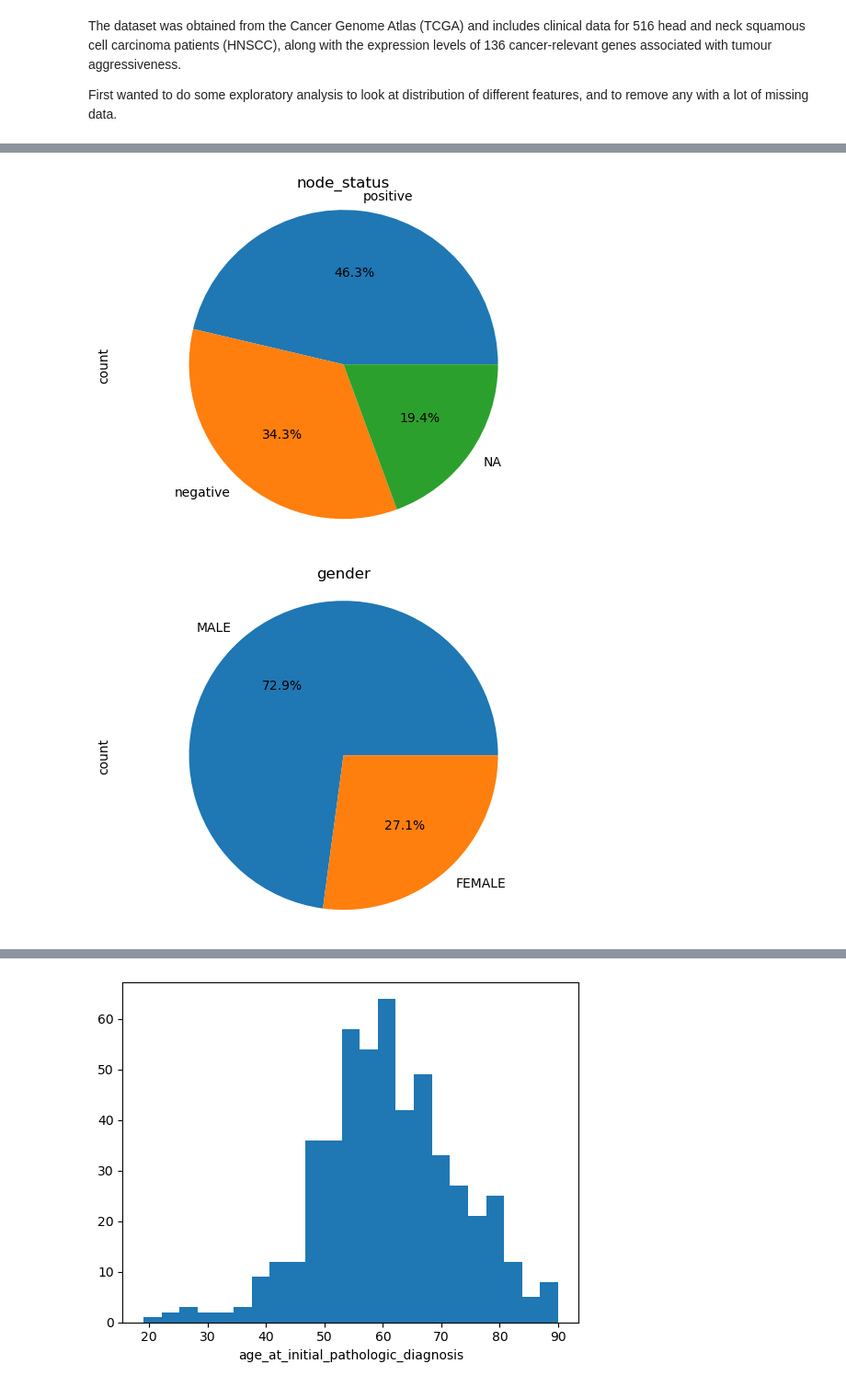
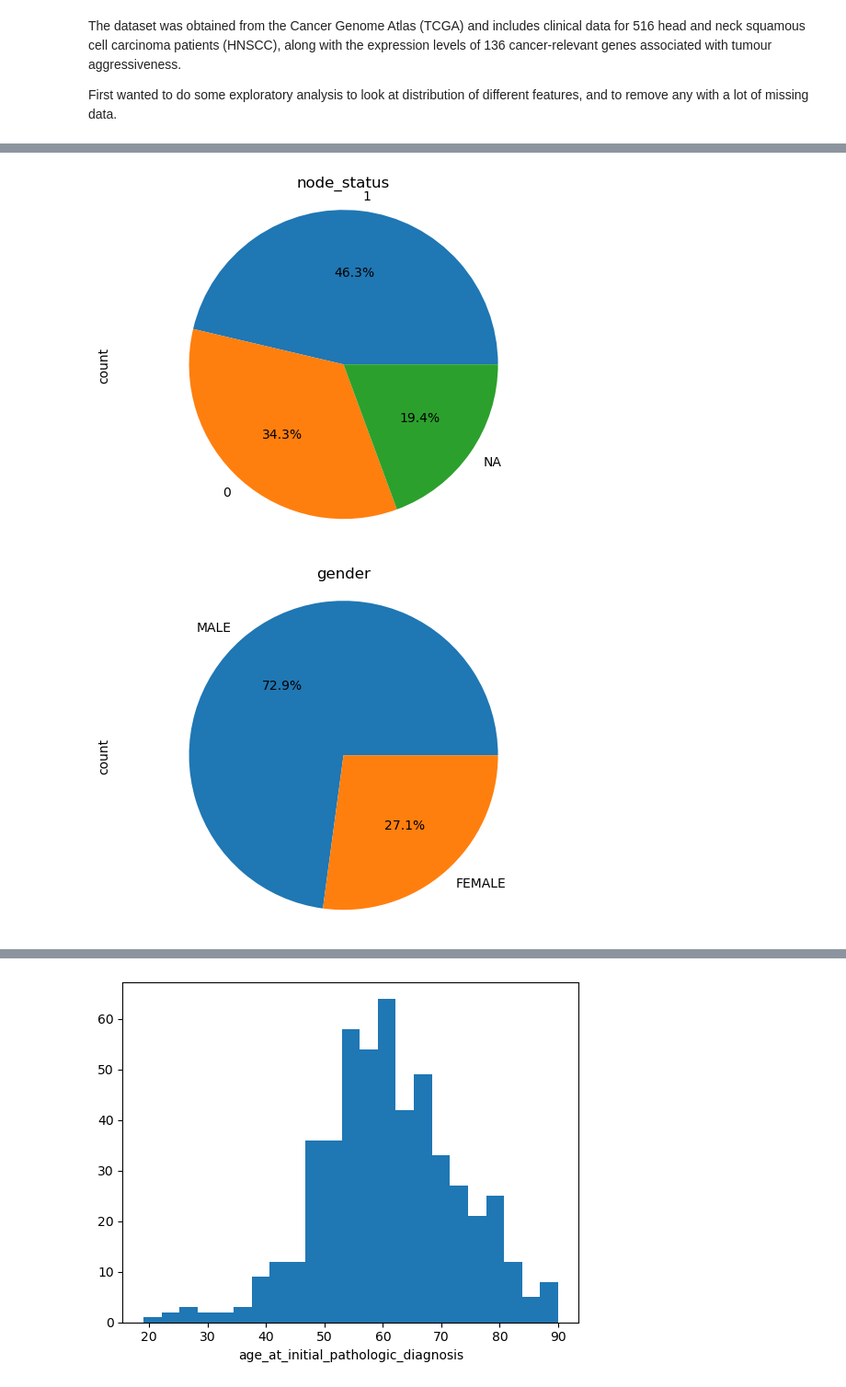
Before and after one commit to TomBelbin/ACENET_ISP, a Jupyter notebook: Tom Belbin ISP.ipynb, the cells around one changed output, grey strips where cells are left out. Shown at 92% size. Drawn from its saved outputs; the diff is of its cells as text; code cells hidden in the pictures.

```diff
--- a/Tom Belbin ISP.ipynb
+++ b/Tom Belbin ISP.ipynb
@@ -59,33 +65,33 @@ memory usage: 657.2+ KB
 # %%
 col ='node_status'
 counts = train_data[col].value_counts(dropna=False)
-counts.plot.pie(autopct='%1.1f%%', labels=['positive', 'negative', 'NA'], shadow=False)
+counts.plot.pie(autopct='%1.1f%%', labels=['1', '0', 'NA'], shadow=False)
 plt.title(col)
 plt.axis('equal')
 plt.show()
 
 col ='gender'
 counts = train_data[col].value_counts(dropna=False)
 counts.plot.pie(autopct='%1.1f%%', labels=['MALE', 'FEMALE', 'NA'], shadow=False)
 plt.title(col)
 plt.axis('equal')
 plt.show()
 
 col ='race'
 counts = train_data[col].value_counts(dropna=False)
 counts.plot.pie(autopct='%1.1f%%', labels=['WHITE', 'BLACK OR AFRICAN AMERICAN', 'ASIAN','AMERICAN INDIAN OR ALASKA NATIVE','NA','NEv'], shadow=False)
 plt.title(col)
 plt.axis('equal')
 plt.show()
 
 col ='site'
 counts = train_data[col].value_counts(dropna=False)
 counts.plot.pie(autopct='%1.1f%%', labels=['Oral Cavity', 'Oropharynx', 'Larynx/Hypopharynx'], shadow=False)
 plt.title(col)
 plt.axis('equal')
 plt.show()
 # %% [output]
-[figure, old version]
+[figure, new version]
 [figure]
 [figure]
 [figure]
```
Also changed, not shown: parts of 17 cells of this notebook, 7 other files.
